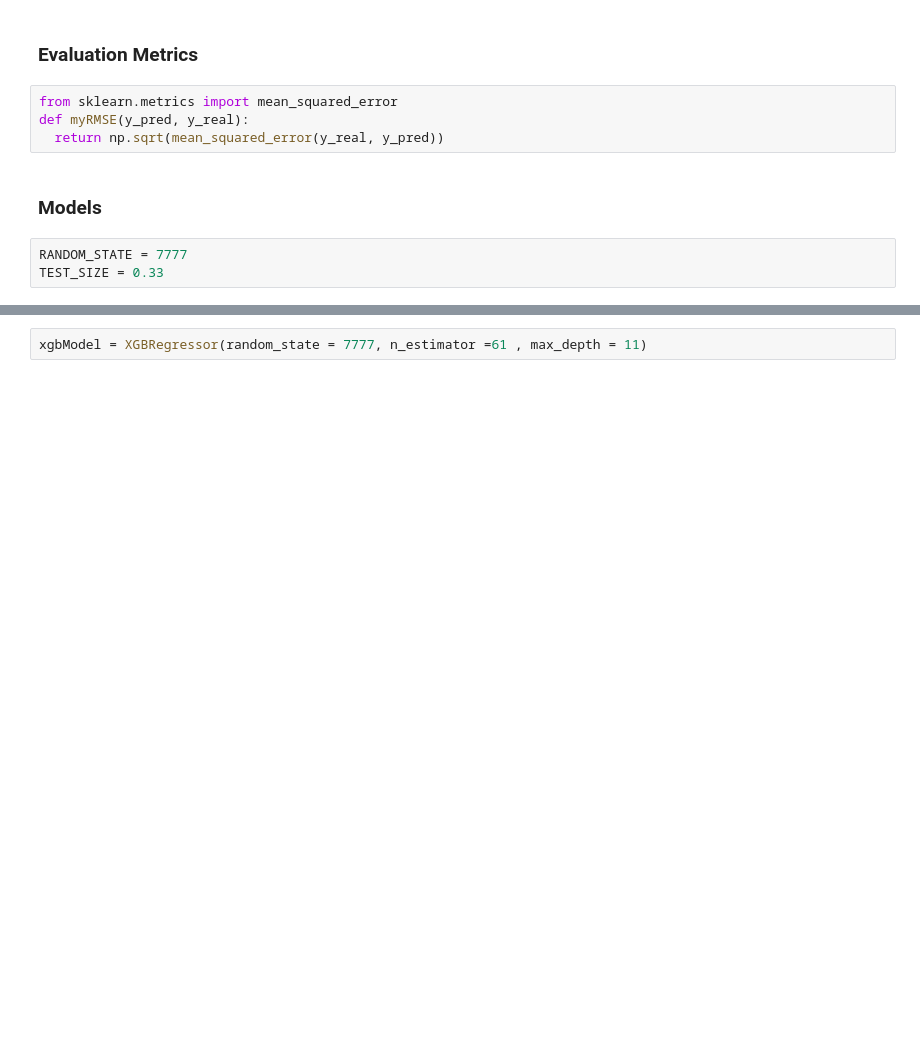
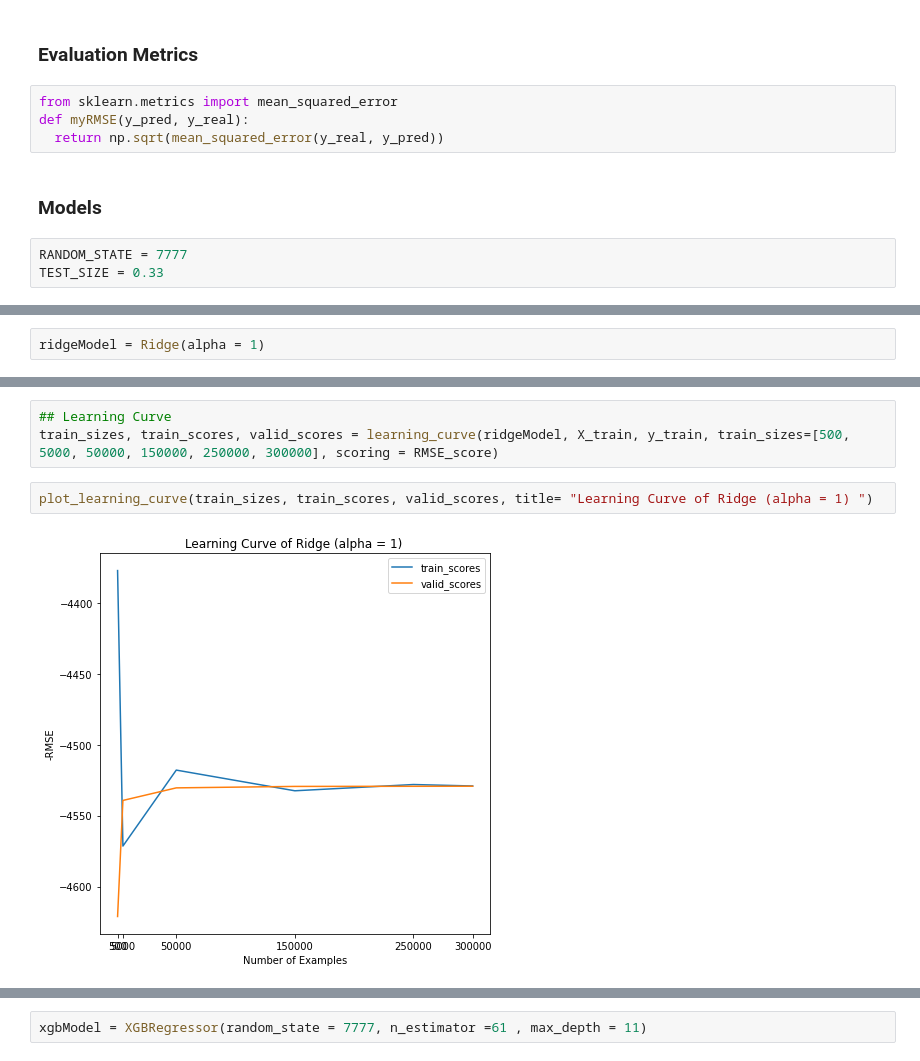
Before and after one commit to QuangDuc-HUST/ML.DSAI.20212.07.BlackFridayDayPrediction, a Jupyter notebook: src/ML_BlackFriday_Notebook_QD.ipynb, the cells around one changed output, grey strips where cells are left out. Saved outputs shown, nothing was run; the diff lists cells and outputs as text; blank space fills up the shorter version.

```diff
--- a/src/ML_BlackFriday_Notebook_QD.ipynb
+++ b/src/ML_BlackFriday_Notebook_QD.ipynb
@@ -679,0 +812,2 @@ for train_index, val_index in kf.split(X,y):
+# %%
+ridgeModel = Ridge(alpha = 1)
@@ -679,0 +838,7 @@ for train_index, val_index in kf.split(X,y):
+# %%
+## Learning Curve
+train_sizes, train_scores, valid_scores = learning_curve(ridgeModel, X_train, y_train, train_sizes=[500, 5000, 50000, 150000, 250000, 300000], scoring = RMSE_score)
+# %%
+plot_learning_curve(train_sizes, train_scores, valid_scores, title= "Learning Curve of Ridge (alpha = 1) ")
+# %% [output]
+[figure, added]
```
Also changed, not shown: parts of 155 cells of this notebook.
